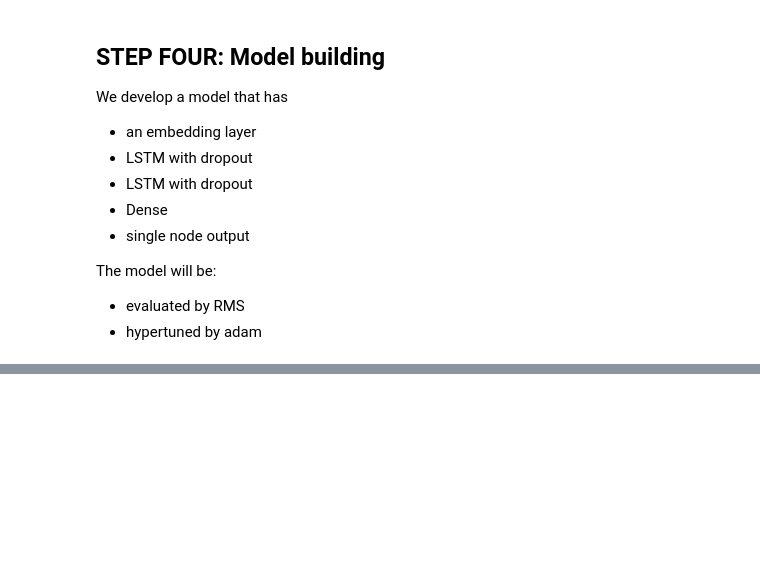
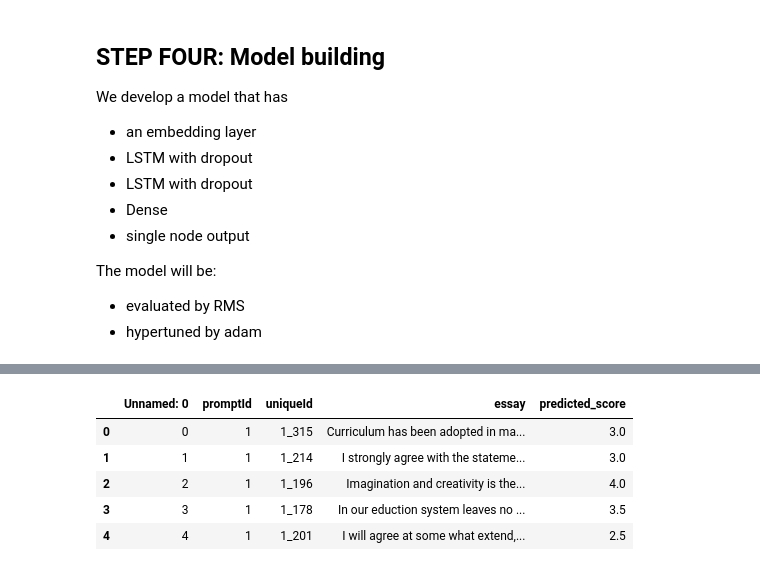
Before and after one commit to kodooraKILLER/the_NLP_multiverse, a Jupyter notebook: SHL_AI_Hiring.ipynb, the cells around one changed output, grey strips where cells are left out. Cells and saved outputs as stored; diff of their text form; code cells hidden in the pictures; blank space fills up the shorter version.

```diff
--- a/SHL_AI_Hiring.ipynb
+++ b/SHL_AI_Hiring.ipynb
@@ -679,0 +837,15 @@ Epoch 5/100
+# %%
+
+
+def score(text,prompt):
+  prompt=prompt_to_index[prompt]
+  text=cleaner(text)
+  input_seq=tokenizer[prompt].texts_to_sequences([text]);
+  ans=model[prompt].predict(input_seq)
+  ans=ans[0][0]
+  ans=round((ans*2), 0)/2
+  return ans
+
+
+test_df=pd.read_csv('/content/sample_data/test.csv')
+test_df['predicted_score']=test_df.loc[:,["essay","promptId"]].apply(lambda x: score(x[0],x[1]),axis=1)
@@ -679,0 +861,10 @@ Epoch 5/100
+# %%
+test_df.to_csv('test_prediction.csv')
+test_df.head()
+# %% [output]
+|  | Unnamed: 0 | promptId | uniqueId | essay | predicted_score |
+| 0 | 0 | 1 | 1_315 | Curriculum has been adopted in ma... | 3.0 |
+| 1 | 1 | 1 | 1_214 | I strongly agree with the stateme... | 3.0 |
+| 2 | 2 | 1 | 1_196 | Imagination and creativity is the... | 4.0 |
+| 3 | 3 | 1 | 1_178 | In our eduction system leaves no ... | 3.5 |
+| 4 | 4 | 1 | 1_201 | I will agree at some what extend,... | 2.5 |
```
Also changed, not shown: parts of 14 cells of this notebook, 2 other files.
